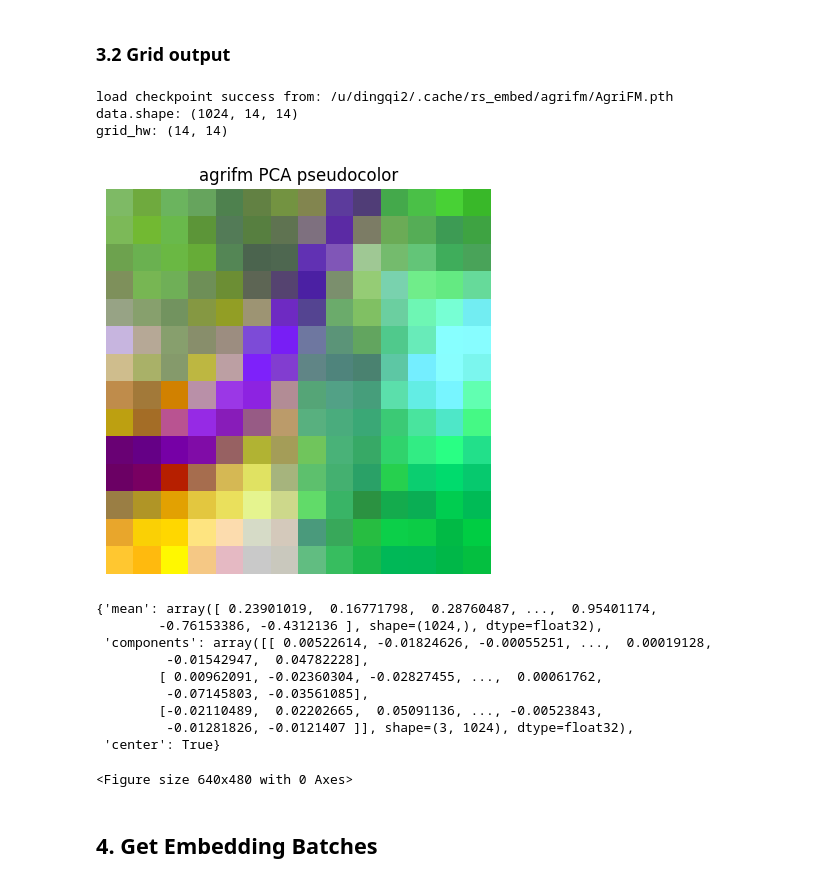
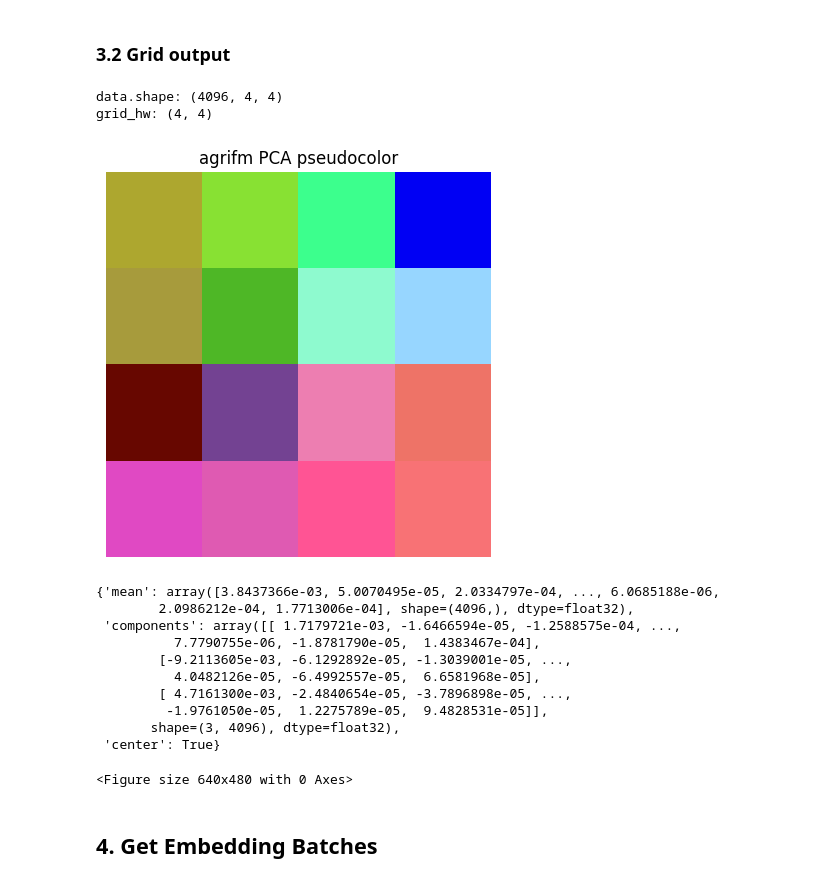
Before and after one commit to Dinghye/rs-embed, a Jupyter notebook: examples/playground.ipynb, the cells around one changed output. Cells and saved outputs as stored; diff of their text form; code cells hidden in the pictures.

```diff
--- a/examples/playground.ipynb
+++ b/examples/playground.ipynb
@@ -201,32 +201,33 @@ model: remoteclip_s2rgb
 ### 3.2 Grid output
 # %%
 emb_remoteclip_grid = get_embedding(
-    "agrifm", #terramind
+    "satvision_toa", #terramind
     spatial=spatial_point,
     temporal=temporal_range,
     output=OutputSpec.grid()
 )
 
 print("data.shape:", emb_remoteclip_grid.data.shape)
 print("grid_hw:", emb_remoteclip_grid.meta.get("grid_hw"))
 
 plot_embedding_pseudocolor(
     emb_remoteclip_grid,
-    title="agrifm PCA pseudocolor"
+    title="agrifm PCA pseudocolor",
+    flipud=True
 )
 # %% [output]
-load checkpoint success from: /u/dingqi2/.cache/rs_embed/agrifm/AgriFM.pth
-data.shape: (1024, 14, 14)
-grid_hw: (14, 14)
+data.shape: (4096, 4, 4)
+grid_hw: (4, 4)
-[figure, old version]
+[figure, new version]
-{'mean': array([ 0.23901019,  0.16771798,  0.28760487, ...,  0.95401174,
-        -0.76153386, -0.4312136 ], shape=(1024,), dtype=float32),
- 'components': array([[ 0.00522614, -0.01824626, -0.00055251, ...,  0.00019128,
-         -0.01542947,  0.04782228],
-        [ 0.00962091, -0.02360304, -0.02827455, ...,  0.00061762,
-         -0.07145803, -0.03561085],
-        [-0.02110489,  0.02202665,  0.05091136, ..., -0.00523843,
-         -0.01281826, -0.0121407 ]], shape=(3, 1024), dtype=float32),
+{'mean': array([3.8437366e-03, 5.0070495e-05, 2.0334797e-04, ..., 6.0685188e-06,
+        2.0986212e-04, 1.7713006e-04], shape=(4096,), dtype=float32),
+ 'components': array([[ 1.7179721e-03, -1.6466594e-05, -1.2588575e-04, ...,
+          7.7790755e-06, -1.8781790e-05,  1.4383467e-04],
+        [-9.2113605e-03, -6.1292892e-05, -1.3039001e-05, ...,
+          4.0482126e-05, -6.4992557e-05,  6.6581968e-05],
+        [ 4.7161300e-03, -2.4840654e-05, -3.7896898e-05, ...,
+         -1.9761050e-05,  1.2275789e-05,  9.4828531e-05]],
+       shape=(3, 4096), dtype=float32),
  'center': True}
 <Figure size 640x480 with 0 Axes>
 # %% [markdown]
```
Also changed, not shown: parts of 2 cells of this notebook, 3 other files.
